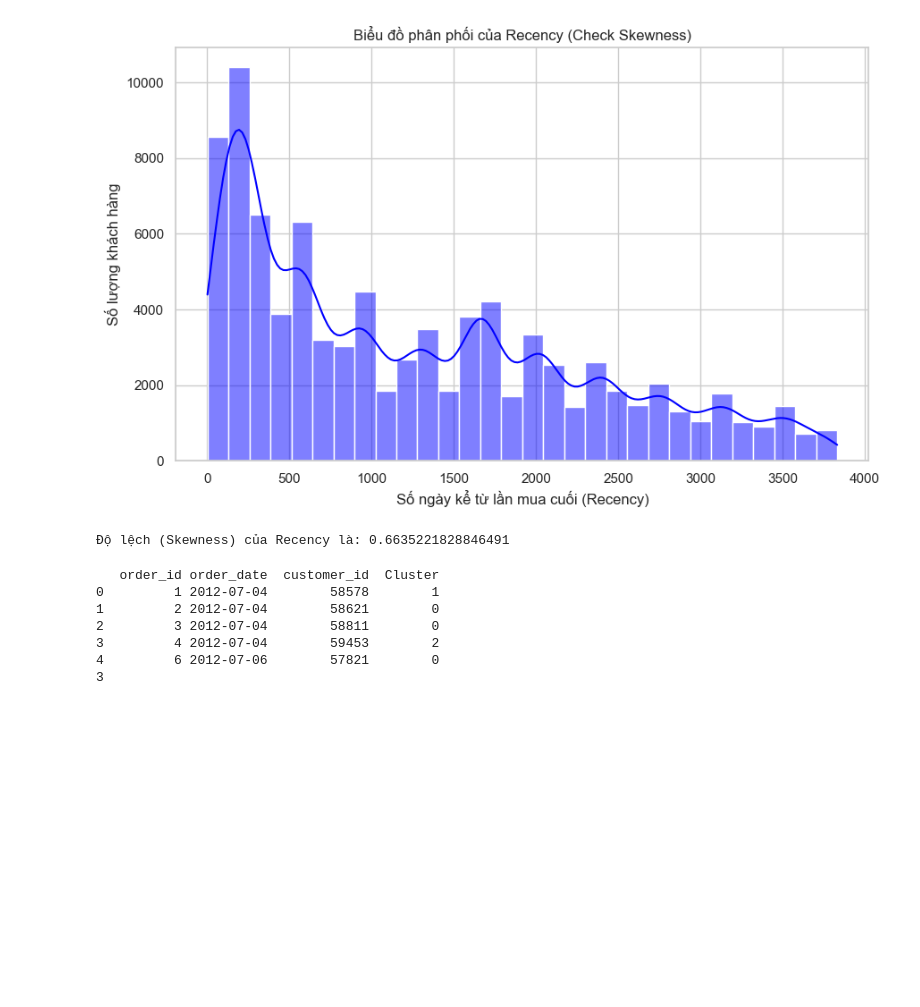
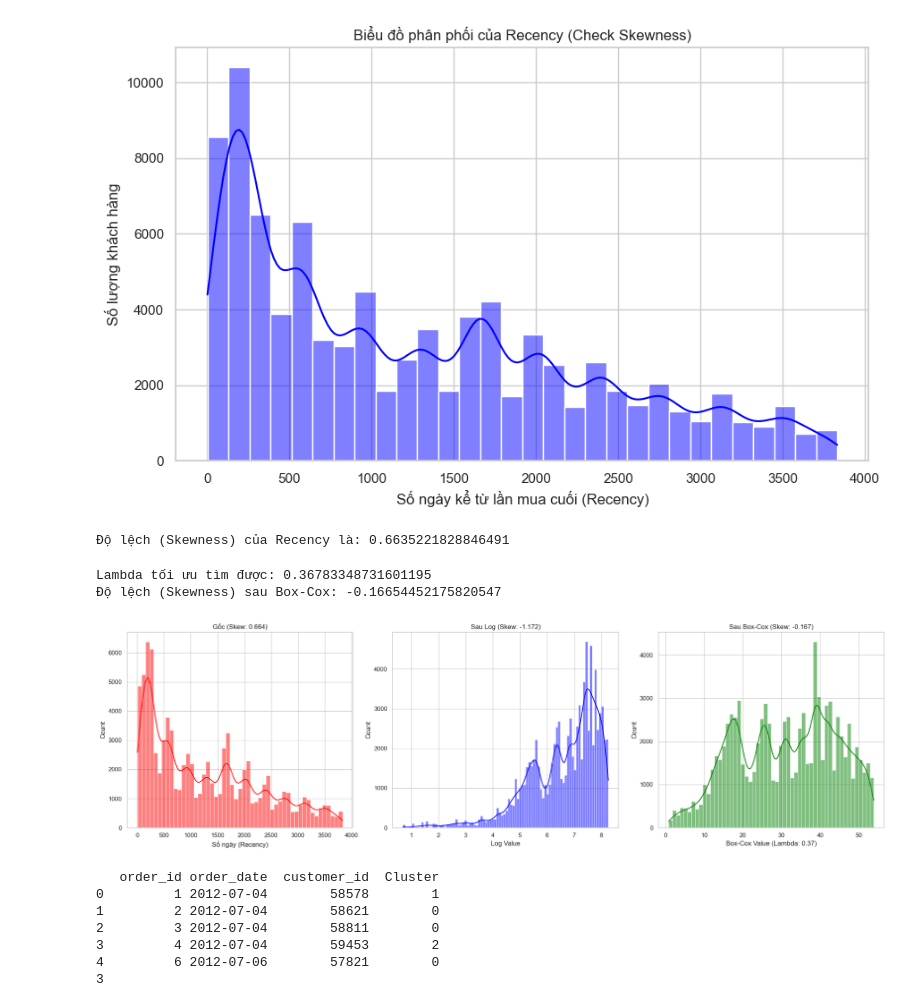
Before and after one commit to lamducanhkhoarubik-spec/Datathon_UITUT, a Jupyter notebook: code/eda/descriptive.ipynb, the cells around one changed output. Saved outputs shown, nothing was run; the diff lists cells and outputs as text; code cells hidden in the pictures; blank space fills up the shorter version.

Commit message:
Update skew coff

```diff
--- a/code/eda/descriptive.ipynb
+++ b/code/eda/descriptive.ipynb
@@ -713,6 +714,46 @@ print(f"Độ lệch (Skewness) của Recency là: {rfm['Recency'].skew()}")
 # %% [output]
 [figure]
 Độ lệch (Skewness) của Recency là: 0.6635221828846491
+# %%
+data_positive = rfm['Recency'] + 1
+
+# 2. Thực hiện Box-Cox
+# Trả về 2 giá trị: dữ liệu đã biến đổi và giá trị lambda tối ưu
+data_boxcox, lam = stats.boxcox(data_positive)
+
+rfm['Recency_boxcox'] = data_boxcox
+
+print(f"Lambda tối ưu tìm được: {lam}")
+print(f"Độ lệch (Skewness) sau Box-Cox: {rfm['Recency_boxcox'].skew()}")
+# 1. Chuẩn bị dữ liệu (Gốc, Log, Box-Cox)
+res_original = rfm['Recency'] + 1
+res_log = np.log1p(rfm['Recency'])
+res_boxcox, lam = stats.boxcox(res_original)
+
+# 2. Thiết kế khung biểu đồ
+fig, axes = plt.subplots(1, 3, figsize=(20, 6))
+
+# --- Biểu đồ 1: Gốc (Skewness ~0.66) ---
+sns.histplot(res_original, kde=True, ax=axes[0], color='red')
+axes[0].set_title(f"Gốc (Skew: {res_original.skew():.3f})")
+axes[0].set_xlabel("Số ngày (Recency)")
+
+# --- Biểu đồ 2: Log Transformation ---
+sns.histplot(res_log, kde=True, ax=axes[1], color='blue')
+axes[1].set_title(f"Sau Log (Skew: {res_log.skew():.3f})")
+axes[1].set_xlabel("Log Value")
+
+# --- Biểu đồ 3: Box-Cox Transformation ---
+sns.histplot(res_boxcox, kde=True, ax=axes[2], color='green')
+axes[2].set_title(f"Sau Box-Cox (Skew: {pd.Series(res_boxcox).skew():.3f})")
+axes[2].set_xlabel(f"Box-Cox Value (Lambda: {lam:.2f})")
+
+plt.tight_layout()
+plt.show()
+# %% [output]
+Lambda tối ưu tìm được: 0.36783348731601195
+Độ lệch (Skewness) sau Box-Cox: -0.16654452175820547
+[figure, added]
 # %%
 # Left Join kết quả Cluster vào bảng gốc
 df_final = pd.merge(df_rfm, rfm[['customer_id', 'Cluster']], on='customer_id', how='left')
```
Also changed, not shown: parts of 1 cell of this notebook.
